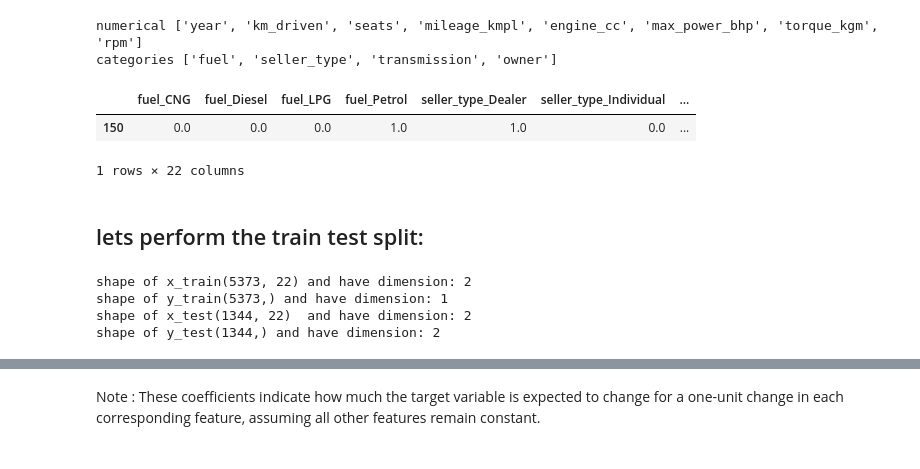
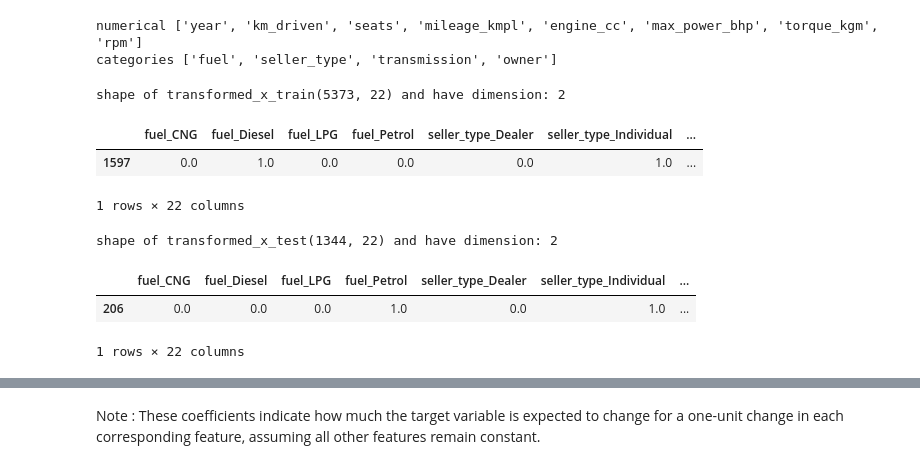
Before and after one commit to MANOJ-S-NEGI/Machine_learning_regression, a Jupyter notebook: car_dekho.ipynb, the cells around one changed output, grey strips where cells are left out. Saved outputs shown, nothing was run; the diff lists cells and outputs as text; code cells hidden in the pictures.

```diff
--- a/car_dekho.ipynb
+++ b/car_dekho.ipynb
@@ -1078,0 +1081,9 @@ shape (6717, 1)
+# %%
+from sklearn.model_selection import train_test_split
+
+x_train, x_test, y_train, y_test = train_test_split(features,target, test_size = 0.2, random_state = 42)
+
+print("shape of x_train{} and have dimension: {}".format(x_train.shape, x_train.ndim))
+print("shape of y_train{} and have dimension: {}" .format(y_train.shape, y_train.ndim))
+print("shape of x_test{}  and have dimension: {}".format(x_test.shape, x_test.ndim))
+print("shape of y_test{} and have dimension: {}".format(y_test.shape, x_test.ndim))
@@ -1108,8 +1125,9 @@ preprocessor = ColumnTransformer( transformers=
                                  [ ('cat', categorical_transformer, categories),
                                    ('num', numeric_transformer, numericals)],
     remainder='passthrough')  # This includes columns not specified in transformer
-# %%
-X = preprocessor.fit_transform(features)
+# %%
+x_train_scaled = preprocessor.fit_transform(x_train)
+x_test_scaled  = preprocessor.transform(x_test)
 # %%
 # Getting the column names for the one-hot encoded features
 encoded_categories_column_names = preprocessor.named_transformers_['cat'].get_feature_names_out(input_features = categories)
@@ -1120,29 +1138,26 @@ numeric_column_names = numericals
 # Combine the names of one-hot encoded and numeric columns
 transformed_column_names = list(encoded_categories_column_names) + numeric_column_names
 
-transformed_x = pd.DataFrame(X, columns=transformed_column_names)
+transformed_x_train = pd.DataFrame(x_train_scaled, columns=transformed_column_names)
+transformed_x_test = pd.DataFrame(x_test_scaled, columns=transformed_column_names)
-# %%
-transformed_x.sample()
-# %% [output]
-|  | fuel_CNG | fuel_Diesel | fuel_LPG | fuel_Petrol | seller_type_Dealer | seller_type_Individual | ... |
-| 150 | 0.0 | 0.0 | 0.0 | 1.0 | 1.0 | 0.0 | ... |
-1 rows × 22 columns
-# %% [markdown]
-## lets perform the train test split:
-# %%
-from sklearn.model_selection import train_test_split
-
-x_train, x_test, y_train, y_test = train_test_split(transformed_x,target, test_size = 0.2, random_state = 42)
-
-print("shape of x_train{} and have dimension: {}".format(x_train.shape, x_train.ndim))
-print("shape of y_train{} and have dimension: {}" .format(y_train.shape, y_train.ndim))
-print("shape of x_test{}  and have dimension: {}".format(x_test.shape, x_test.ndim))
-print("shape of y_test{} and have dimension: {}".format(y_test.shape, x_test.ndim))
-# %% [output]
-shape of x_train(5373, 22) and have dimension: 2
-shape of y_train(5373,) and have dimension: 1
-shape of x_test(1344, 22)  and have dimension: 2
-shape of y_test(1344,) and have dimension: 2
+# %%
+# checking trasformed_x_Train:
+print("shape of transformed_x_train{} and have dimension: {}".format(transformed_x_train.shape, transformed_x_train.ndim))
+transformed_x_train.sample()
+# %% [output]
+shape of transformed_x_train(5373, 22) and have dimension: 2
+|  | fuel_CNG | fuel_Diesel | fuel_LPG | fuel_Petrol | seller_type_Dealer | seller_type_Individual | ... |
+| 1597 | 0.0 | 1.0 | 0.0 | 0.0 | 0.0 | 1.0 | ... |
+1 rows × 22 columns
+# %%
+# checking transformed_x_test
+print("shape of transformed_x_test{} and have dimension: {}".format(transformed_x_test.shape, transformed_x_test.ndim))
+transformed_x_test.sample()
+# %% [output]
+shape of transformed_x_test(1344, 22) and have dimension: 2
+|  | fuel_CNG | fuel_Diesel | fuel_LPG | fuel_Petrol | seller_type_Dealer | seller_type_Individual | ... |
+| 206 | 0.0 | 0.0 | 0.0 | 1.0 | 0.0 | 1.0 | ... |
+1 rows × 22 columns
 # %%
 # importing ridge
 from sklearn.linear_model import Ridge
```
Also changed, not shown: parts of 22 cells of this notebook.
